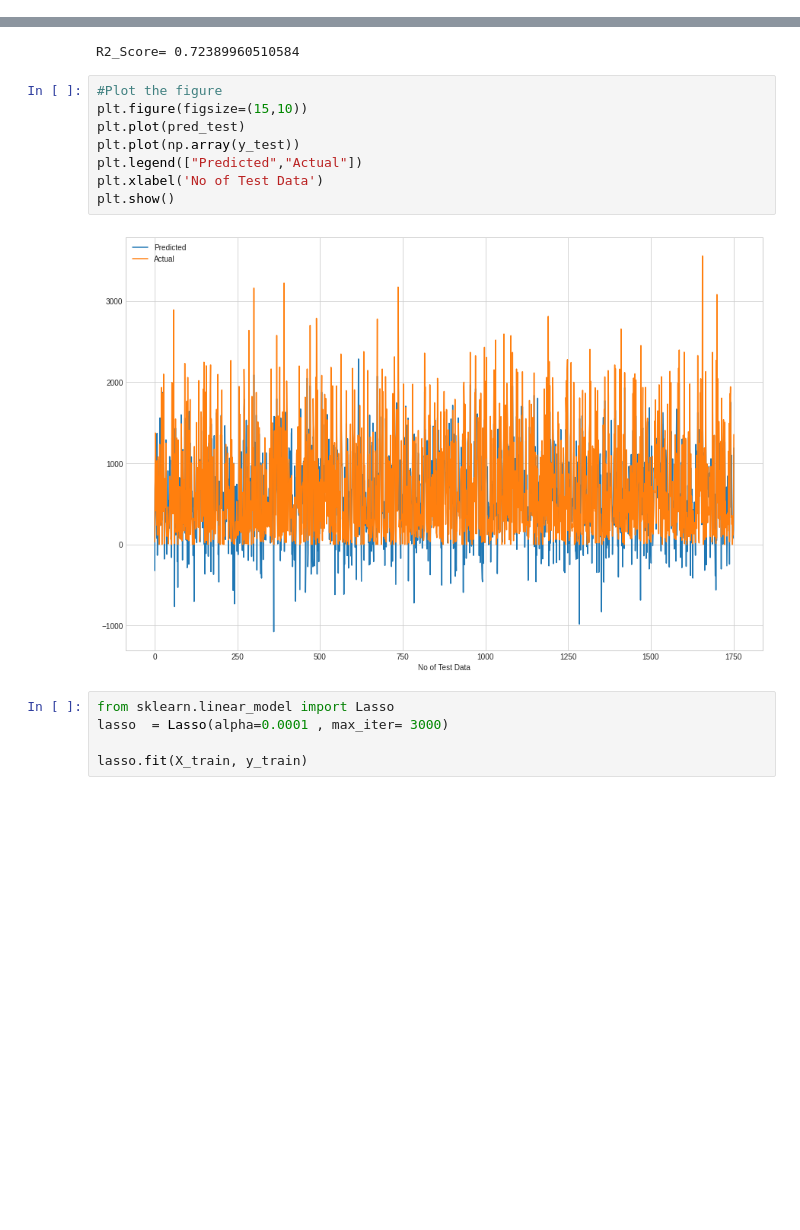
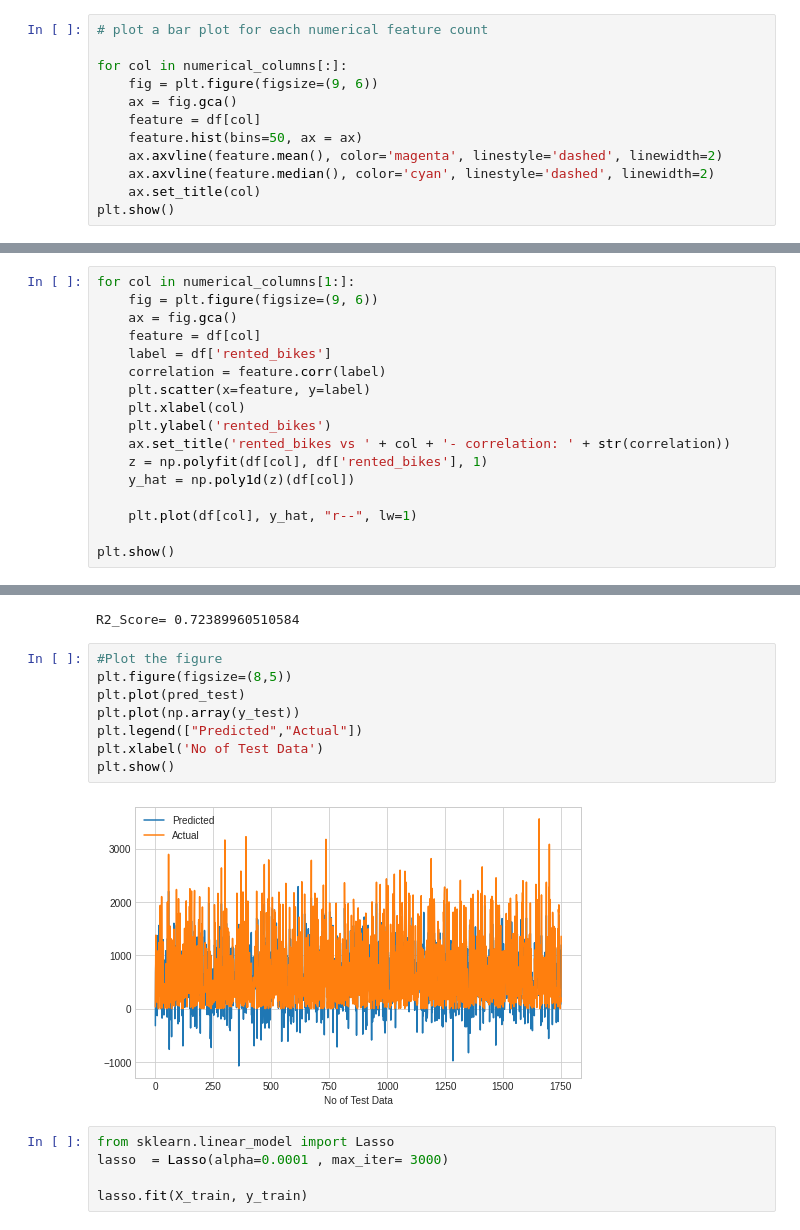
Before and after one commit to BalajiJadhav015/Bike-Sharing-Demand-Prediction, a Jupyter notebook: Bike_Sharing_Bj.ipynb, the cells around one changed output, grey strips where cells are left out. Cells and saved outputs as stored; diff of their text form; blank space fills up the shorter version.

```diff
--- a/Bike_Sharing_Bj.ipynb
+++ b/Bike_Sharing_Bj.ipynb
@@ -279,3 +332,15 @@ for val in numerical_columns:
 [figure]
 [figure]
 [figure]
+# %%
+# plot a bar plot for each numerical feature count
+
+for col in numerical_columns[:]:
+    fig = plt.figure(figsize=(9, 6))
+    ax = fig.gca()
+    feature = df[col]
+    feature.hist(bins=50, ax = ax)
+    ax.axvline(feature.mean(), color='magenta', linestyle='dashed', linewidth=2)
+    ax.axvline(feature.median(), color='cyan', linestyle='dashed', linewidth=2)
+    ax.set_title(col)
+plt.show()
@@ -281,0 +356,17 @@ for val in numerical_columns:
+# %%
+for col in numerical_columns[1:]:
+    fig = plt.figure(figsize=(9, 6))
+    ax = fig.gca()
+    feature = df[col]
+    label = df['rented_bikes']
+    correlation = feature.corr(label)
+    plt.scatter(x=feature, y=label)
+    plt.xlabel(col)
+    plt.ylabel('rented_bikes')
+    ax.set_title('rented_bikes vs ' + col + '- correlation: ' + str(correlation))
+    z = np.polyfit(df[col], df['rented_bikes'], 1)
+    y_hat = np.poly1d(z)(df[col])
+
+    plt.plot(df[col], y_hat, "r--", lw=1)
+
+plt.show()
@@ -623,14 +784,14 @@ print(f'R2_Score= {R2_Score_test}')
 R2_Score= 0.72389960510584
 # %%
 #Plot the figure
-plt.figure(figsize=(15,10))
+plt.figure(figsize=(8,5))
 plt.plot(pred_test)
 plt.plot(np.array(y_test))
 plt.legend(["Predicted","Actual"])
 plt.xlabel('No of Test Data')
 plt.show()
 # %% [output]
-[figure, old version]
+[figure, new version]
 # %%
 from sklearn.linear_model import Lasso
 lasso  = Lasso(alpha=0.0001 , max_iter= 3000)
```
Also changed, not shown: parts of 58 cells of this notebook.
